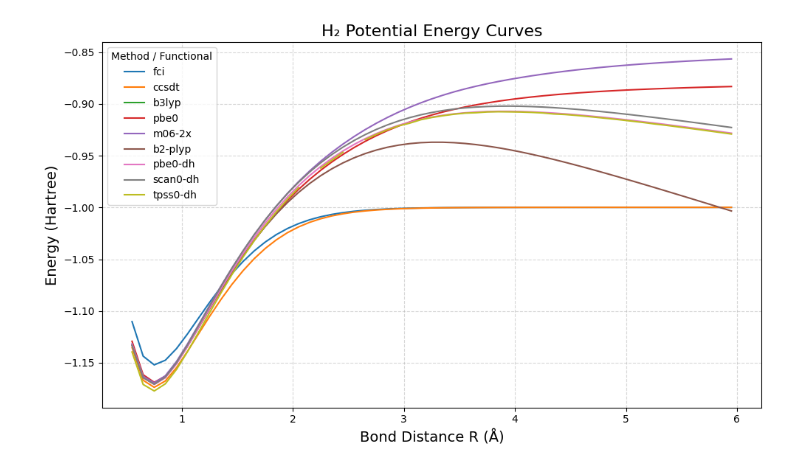
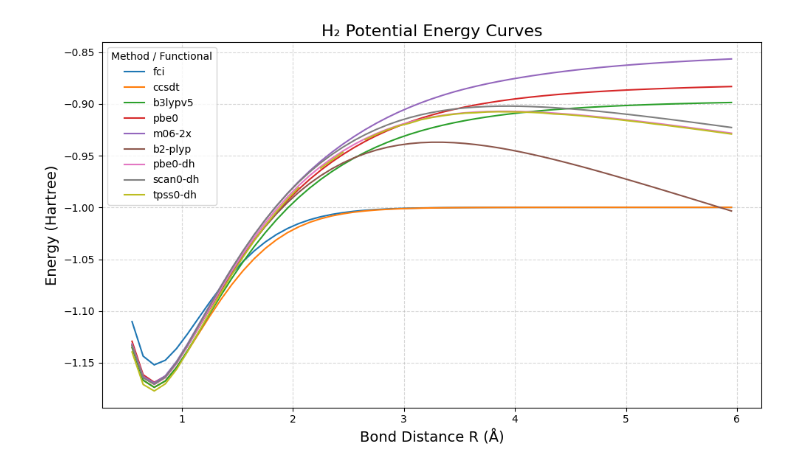
Before and after one commit to JorgeG94/h2_dissociation_crap, a Jupyter notebook: notebook.ipynb, the cells around one changed output. Cells and saved outputs as stored; diff of their text form; code cells hidden in the pictures.

```diff
--- a/notebook.ipynb
+++ b/notebook.ipynb
@@ -1,28 +1,28 @@
 # %%
 import pandas as pd
 import matplotlib.pyplot as plt
 
 # Load the CSV
-df = pd.read_csv("results.csv")
+df = pd.read_csv("results_def2.csv")
 
 # Extract bond distances
 x = df["R"]
 
 # Start the plot
 plt.figure(figsize=(10, 6))
 plt.title("H₂ Potential Energy Curves", fontsize=16)
 plt.xlabel("Bond Distance R (Å)", fontsize=14)
 plt.ylabel("Energy (Hartree)", fontsize=14)
 
 # Loop through each method/functional and plot if data is present
 for col in df.columns[1:]:
     y = pd.to_numeric(df[col], errors='coerce')  # Convert invalids to NaN
     plt.plot(x, y, label=col)
 
 # Add legend
 plt.legend(title="Method / Functional", fontsize=10, loc='best')
 plt.grid(True, linestyle='--', alpha=0.5)
 plt.tight_layout()
 plt.show()
 # %% [output]
-[figure, old version]
+[figure, new version]
```
Also changed, not shown: 2 other files.
